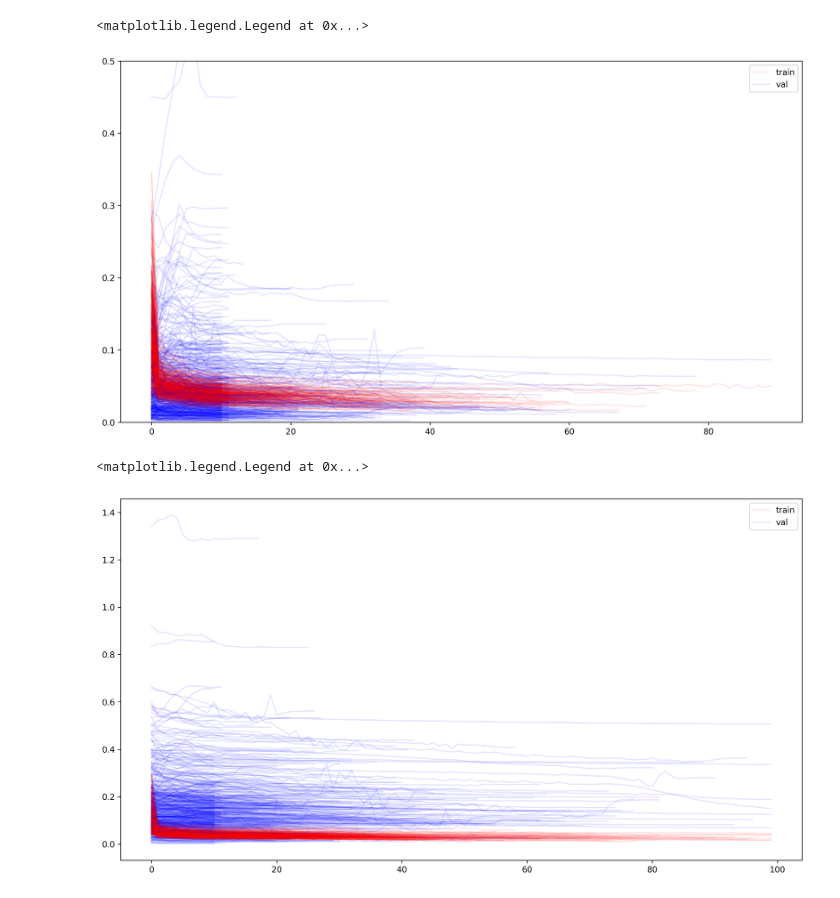
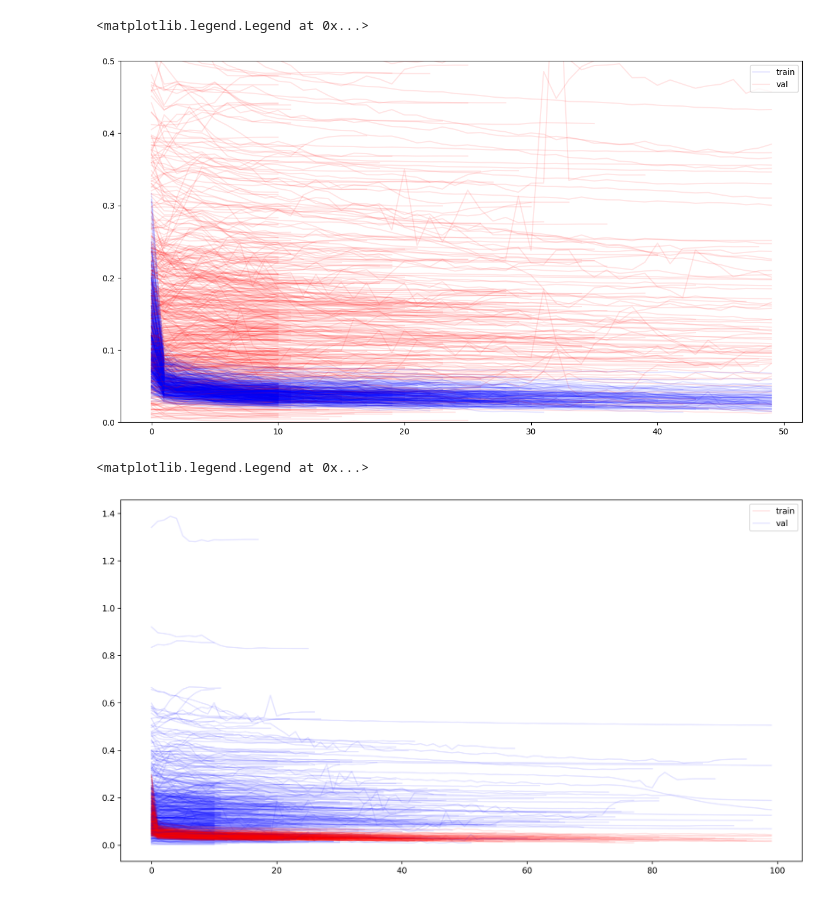
Before and after one commit to nico965j/financial-forecasting-bachelor, a Jupyter notebook: load_results.ipynb, the cells around one changed output. Saved outputs shown, nothing was run; the diff lists cells and outputs as text; code cells hidden in the pictures.

```diff
--- a/load_results.ipynb
+++ b/load_results.ipynb
@@ -27,0 +86,13 @@ def GetLossesFromJSON(fold, ticker, exp_dir):
+# %%
+# we check the robust scaler again, but with a factor of 0.5 instead of 0.1
+
+plt.figure(figsize=(6, 4), dpi=100)
+
+for ticker in stock_tickers['Ticker']:
+    results = GetResultsFromJSON(ticker=ticker, fold=2, exp_dir="experiments/exp_rob-f0.5")
+    plt.plot(results['train_losses'], color="blue", alpha=0.1)
+    plt.plot(results['val_losses'], color="red", alpha=0.1)
+
+# manual coloring, blue for val, red for train in legend
+plt.ylim(0, 5)
+plt.legend(["train", "val"])
@@ -27,0 +114,4 @@ def GetLossesFromJSON(fold, ticker, exp_dir):
+# %%
+results = GetResultsFromJSON(ticker='AAPL', fold=1, exp_dir="experiments/exp_robust")
+scaled, f_scaler, t_scaler = ScaleData(stock_data, split_date='2018-10-01', scaler=RobustScaler())
+A_train, A_test = SplitDF(df=scaled[scaled['Ticker']=='AAPL'], split_date='2018-10-01')
@@ -28,28 +144,28 @@ def GetLossesFromJSON(fold, ticker, exp_dir):
+# %%
+plt.figure(figsize=(15, 8), dpi=100)
+
+for ticker in stock_tickers['Ticker']:
+    results = GetResultsFromJSON(ticker=ticker, fold=3, exp_dir="experiments/exp_base")
+    plt.plot(results['train_losses'], color="blue", alpha=0.1)
+    plt.plot(results['val_losses'], color="red", alpha=0.1)
+
+# manual coloring, blue for val, red for train in legend
+plt.ylim(0, 0.5)
+plt.legend(["train", "val"])
+# %% [output]
+<matplotlib.legend.Legend at 0x...>
+[figure, added]
 # %%
-plt.figure(figsize=(15, 8), dpi=300)
+plt.figure(figsize=(15, 8), dpi=100)
 
 for ticker in stock_tickers['Ticker']:
-    train_losses, val_losses = GetLossesFromJSON(1, ticker, exp_dir="exp")
-    plt.plot(train_losses, color="red", alpha=0.1)
-    plt.plot(val_losses, color="blue", alpha=0.1)
+    results = GetResultsFromJSON(ticker=ticker, fold=3, exp_dir="experiments/exp")
+    plt.plot(results['train_losses'], color="blue", alpha=0.1)
+    plt.plot(results['val_losses'], color="red", alpha=0.1)
 
 # manual coloring, blue for val, red for train in legend
 plt.ylim(0, 0.5)
 plt.legend(["train", "val"])
 # %% [output]
 <matplotlib.legend.Legend at 0x...>
-[figure, old version]
+[figure, new version]
-# %%
-plt.figure(figsize=(15, 8), dpi=300)
-
-for ticker in stock_tickers['Ticker']:
-    train_losses, val_losses = GetLossesFromJSON(2, ticker, exp_dir="exp")
-    plt.plot(train_losses, color="red", alpha=0.1)
-    plt.plot(val_losses, color="blue", alpha=0.1)
-
-# manual coloring, blue for val, red for train in legend
-# plt.ylim(0, 1)
-plt.legend(["train", "val"])
-# %% [output]
-<matplotlib.legend.Legend at 0x...>
-[figure, removed]
```
Also changed, not shown: parts of 12 cells of this notebook.
